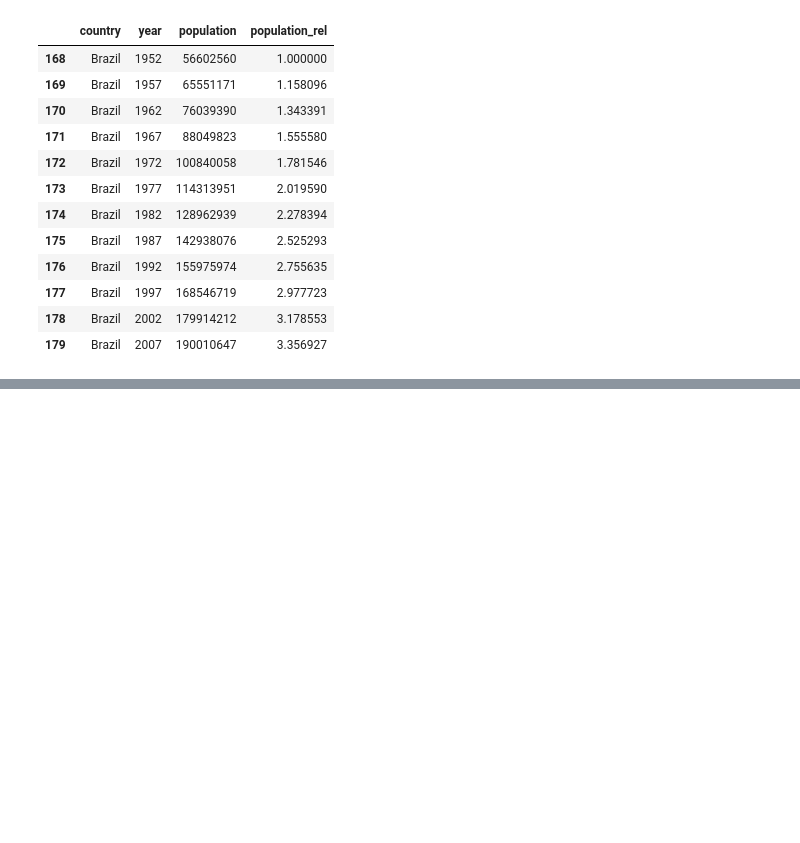
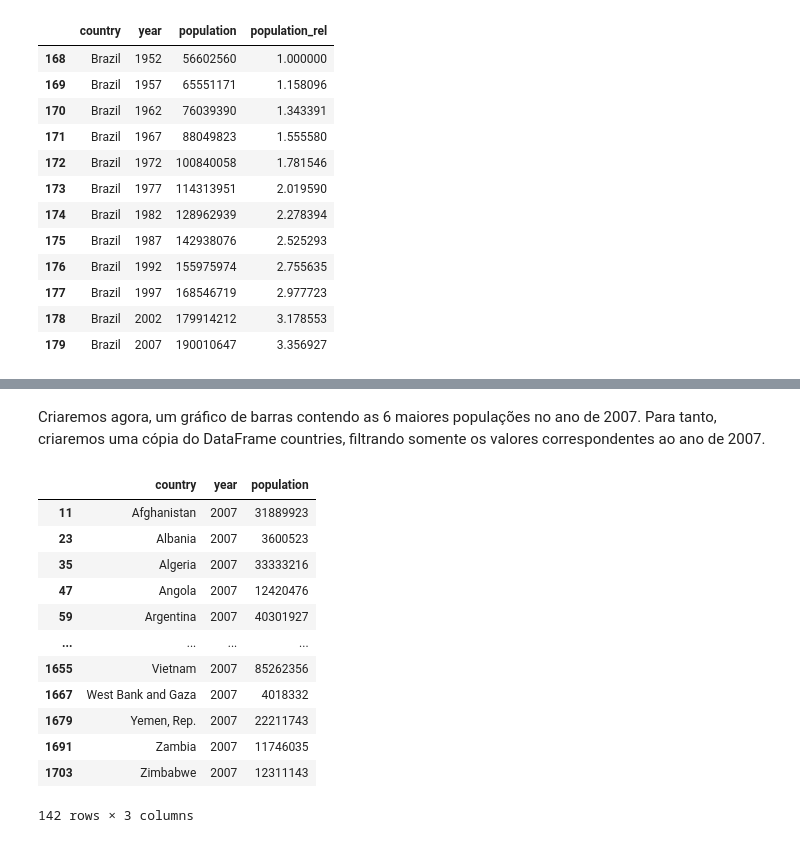
Before and after one commit to cvs2010/Data-Science-Projects, a Jupyter notebook: pandas_tutorial.ipynb, the cells around one changed output, grey strips where cells are left out. Saved outputs shown, nothing was run; the diff lists cells and outputs as text; code cells hidden in the pictures; blank space fills up the shorter version.

```diff
--- a/pandas_tutorial.ipynb
+++ b/pandas_tutorial.ipynb
@@ -181,0 +221,19 @@ brazil
+# %% [markdown]
+Criaremos agora, um gráfico de barras contendo as 6 maiores populações no ano de 2007. Para tanto, criaremos uma cópia do DataFrame countries, filtrando somente os valores correspondentes ao ano de 2007.
+# %%
+biggest_pop_2007 = df[df.year == 2007].copy()
+biggest_pop_2007
+# %% [output]
+|  | country | year | population |
+| 11 | Afghanistan | 2007 | 31889923 |
+| 23 | Albania | 2007 | 3600523 |
+| 35 | Algeria | 2007 | 33333216 |
+| 47 | Angola | 2007 | 12420476 |
+| 59 | Argentina | 2007 | 40301927 |
+| ... | ... | ... | ... |
+| 1655 | Vietnam | 2007 | 85262356 |
+| 1667 | West Bank and Gaza | 2007 | 4018332 |
+| 1679 | Yemen, Rep. | 2007 | 22211743 |
+| 1691 | Zambia | 2007 | 11746035 |
+| 1703 | Zimbabwe | 2007 | 12311143 |
+142 rows × 3 columns
```
Also changed, not shown: parts of 14 cells of this notebook.
